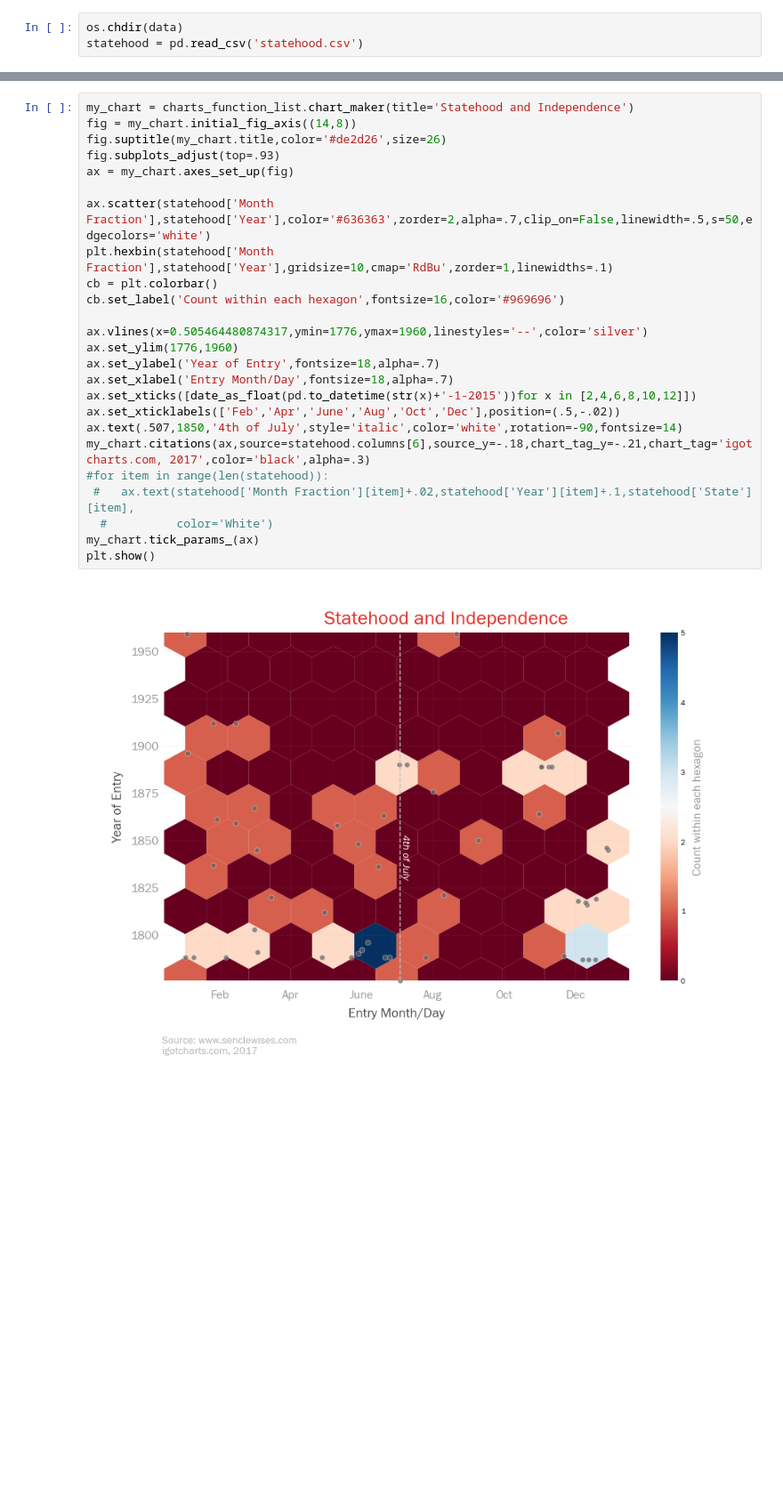
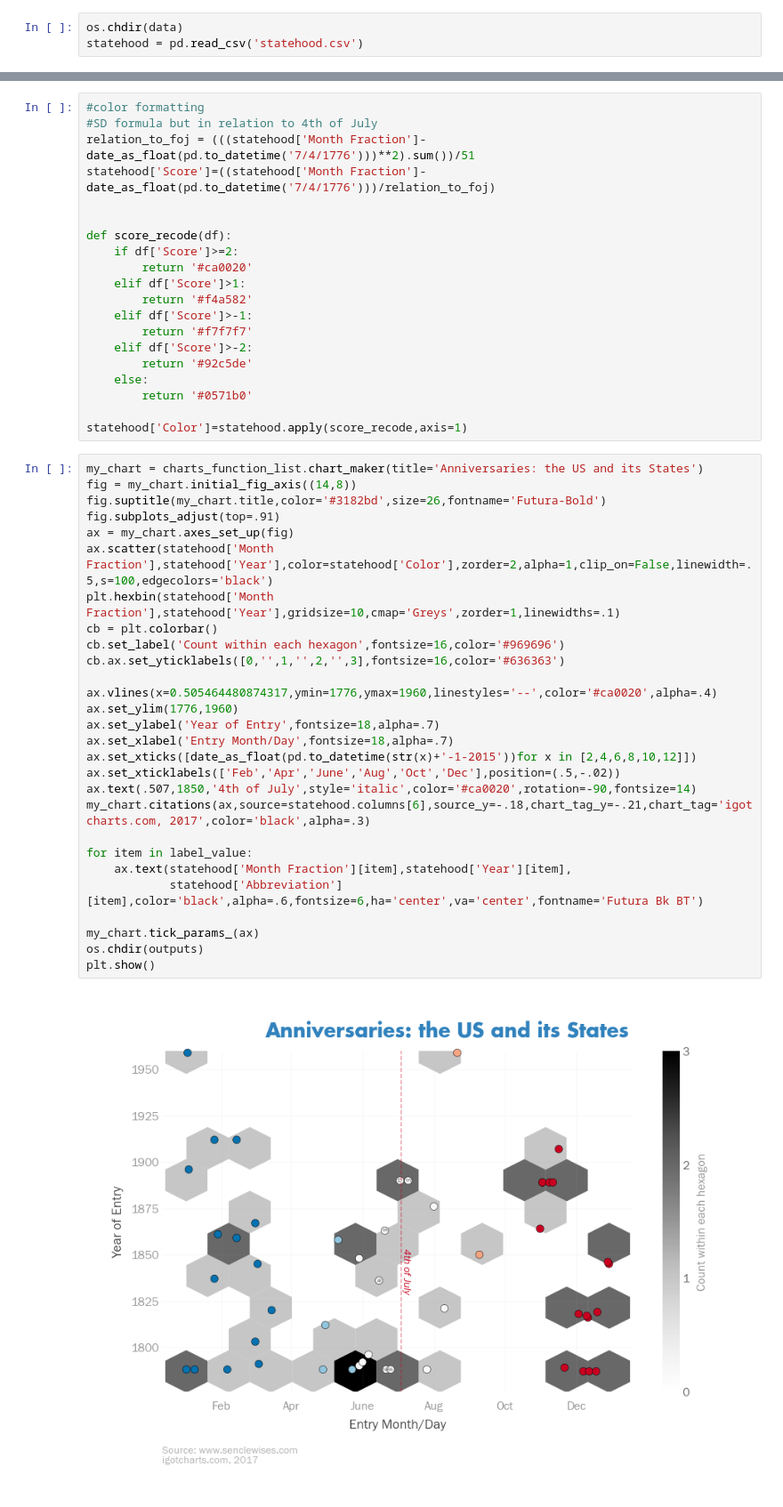
Before and after one commit to igotcharts/charts_and_more_charts, a Jupyter notebook: notebooks/statehood.ipynb, the cells around one changed output, grey strips where cells are left out. Shown at 89% size. Cells and saved outputs as stored; diff of their text form; blank space fills up the shorter version.

```diff
--- a/notebooks/statehood.ipynb
+++ b/notebooks/statehood.ipynb
@@ -25,27 +36,50 @@ statehood['Month Fraction']=statehood['Date Admitted'].apply(date_as_float)
+# %%
+#color formatting
+#SD formula but in relation to 4th of July
+relation_to_foj = (((statehood['Month Fraction']-date_as_float(pd.to_datetime('7/4/1776')))**2).sum())/51
+statehood['Score']=((statehood['Month Fraction']-date_as_float(pd.to_datetime('7/4/1776')))/relation_to_foj)
+
+
+def score_recode(df):
+    if df['Score']>=2:
+        return '#ca0020'
+    elif df['Score']>1:
+        return '#f4a582'
+    elif df['Score']>-1:
+        return '#f7f7f7'
+    elif df['Score']>-2:
+        return '#92c5de'
+    else:
+        return '#0571b0'
+
+statehood['Color']=statehood.apply(score_recode,axis=1)
 # %%
-my_chart = charts_function_list.chart_maker(title='Statehood and Independence')
+my_chart = charts_function_list.chart_maker(title='Anniversaries: the US and its States')
 fig = my_chart.initial_fig_axis((14,8))
-fig.suptitle(my_chart.title,color='#de2d26',size=26)
-fig.subplots_adjust(top=.93)
+fig.suptitle(my_chart.title,color='#3182bd',size=26,fontname='Futura-Bold')
+fig.subplots_adjust(top=.91)
 ax = my_chart.axes_set_up(fig)
-
-ax.scatter(statehood['Month Fraction'],statehood['Year'],color='#636363',zorder=2,alpha=.7,clip_on=False,linewidth=.5,s=50,edgecolors='white')
-plt.hexbin(statehood['Month Fraction'],statehood['Year'],gridsize=10,cmap='RdBu',zorder=1,linewidths=.1)
+ax.scatter(statehood['Month Fraction'],statehood['Year'],color=statehood['Color'],zorder=2,alpha=1,clip_on=False,linewidth=.5,s=100,edgecolors='black')
+plt.hexbin(statehood['Month Fraction'],statehood['Year'],gridsize=10,cmap='Greys',zorder=1,linewidths=.1)
 cb = plt.colorbar()
 cb.set_label('Count within each hexagon',fontsize=16,color='#969696')
+cb.ax.set_yticklabels([0,'',1,'',2,'',3],fontsize=16,color='#636363')
 
-ax.vlines(x=0.505464480874317,ymin=1776,ymax=1960,linestyles='--',color='silver')
+ax.vlines(x=0.505464480874317,ymin=1776,ymax=1960,linestyles='--',color='#ca0020',alpha=.4)
 ax.set_ylim(1776,1960)
 ax.set_ylabel('Year of Entry',fontsize=18,alpha=.7)
 ax.set_xlabel('Entry Month/Day',fontsize=18,alpha=.7)
 ax.set_xticks([date_as_float(pd.to_datetime(str(x)+'-1-2015'))for x in [2,4,6,8,10,12]])
 ax.set_xticklabels(['Feb','Apr','June','Aug','Oct','Dec'],position=(.5,-.02))
-ax.text(.507,1850,'4th of July',style='italic',color='white',rotation=-90,fontsize=14)
+ax.text(.507,1850,'4th of July',style='italic',color='#ca0020',rotation=-90,fontsize=14)
 my_chart.citations(ax,source=statehood.columns[6],source_y=-.18,chart_tag_y=-.21,chart_tag='igotcharts.com, 2017',color='black',alpha=.3)
-#for item in range(len(statehood)):
- #   ax.text(statehood['Month Fraction'][item]+.02,statehood['Year'][item]+.1,statehood['State'][item],
-  #          color='White')
+
+for item in label_value:
+    ax.text(statehood['Month Fraction'][item],statehood['Year'][item],
+            statehood['Abbreviation'][item],color='black',alpha=.6,fontsize=6,ha='center',va='center',fontname='Futura Bk BT')
+
 my_chart.tick_params_(ax)
+os.chdir(outputs)
 plt.show()
 # %% [output]
-[figure, old version]
+[figure, new version]
```
Also changed, not shown: parts of 9 cells of this notebook, 1 other file.
